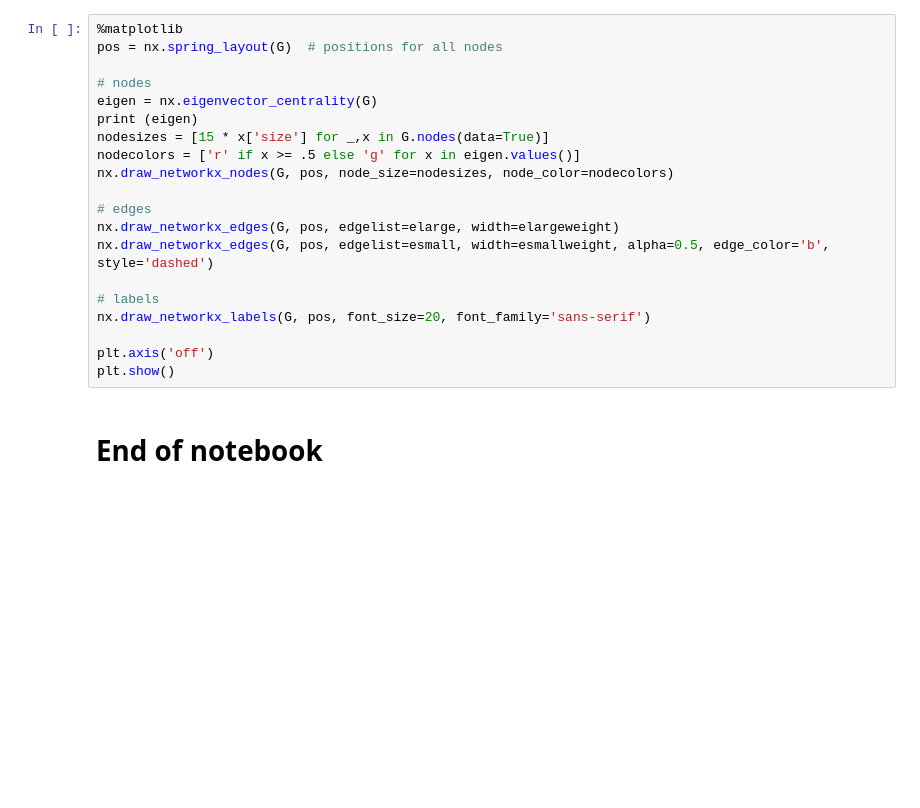
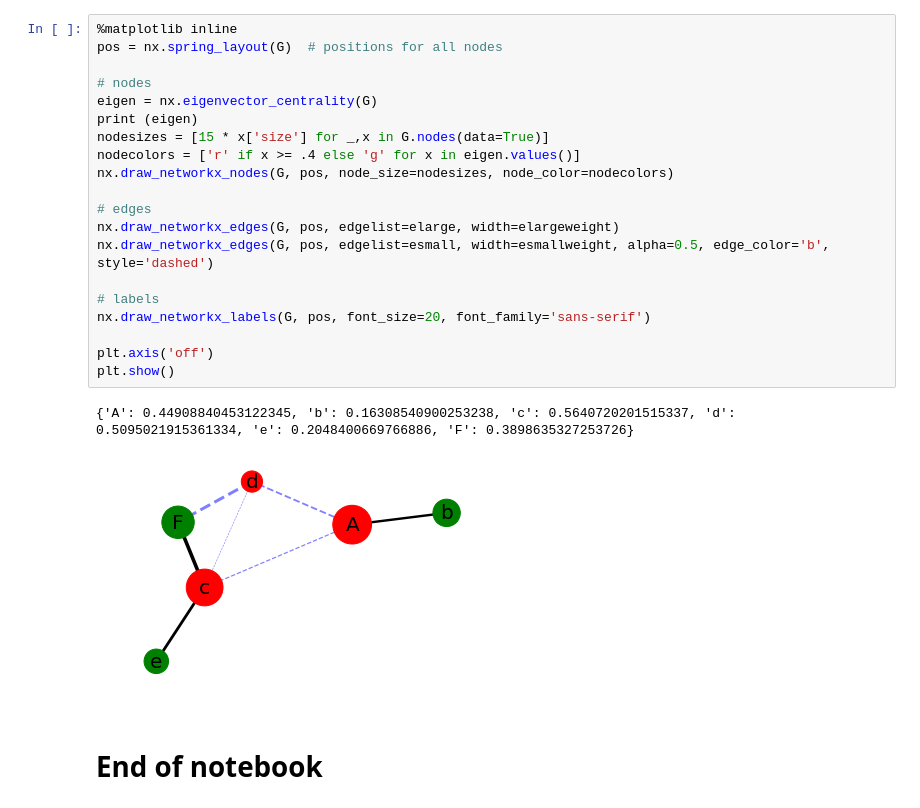
Before and after one commit to roitraining/PythonML, a Jupyter notebook: Ch09-GraphDatabases/Ch09-GraphDatabases.ipynb, the cells around one changed output. Cells and saved outputs as stored; diff of their text form; blank space fills up the shorter version.

```diff
--- a/Ch09-GraphDatabases/Ch09-GraphDatabases.ipynb
+++ b/Ch09-GraphDatabases/Ch09-GraphDatabases.ipynb
@@ -91,22 +133,25 @@ plt.show()
 # %%
-%matplotlib
+%matplotlib inline
 pos = nx.spring_layout(G)  # positions for all nodes
 
 # nodes
 eigen = nx.eigenvector_centrality(G)
 print (eigen)
 nodesizes = [15 * x['size'] for _,x in G.nodes(data=True)]
-nodecolors = ['r' if x >= .5 else 'g' for x in eigen.values()]
+nodecolors = ['r' if x >= .4 else 'g' for x in eigen.values()]
 nx.draw_networkx_nodes(G, pos, node_size=nodesizes, node_color=nodecolors)
 
 # edges
 nx.draw_networkx_edges(G, pos, edgelist=elarge, width=elargeweight)
 nx.draw_networkx_edges(G, pos, edgelist=esmall, width=esmallweight, alpha=0.5, edge_color='b', style='dashed')
 
 # labels
 nx.draw_networkx_labels(G, pos, font_size=20, font_family='sans-serif')
 
 plt.axis('off')
 plt.show()
+# %% [output]
+{'A': 0.44908840453122345, 'b': 0.16308540900253238, 'c': 0.5640720201515337, 'd': 0.5095021915361334, 'e': 0.2048400669766886, 'F': 0.3898635327253726}
+[figure, added]
 # %% [markdown]
 # End of notebook
```
Also changed, not shown: parts of 7 cells of this notebook.
